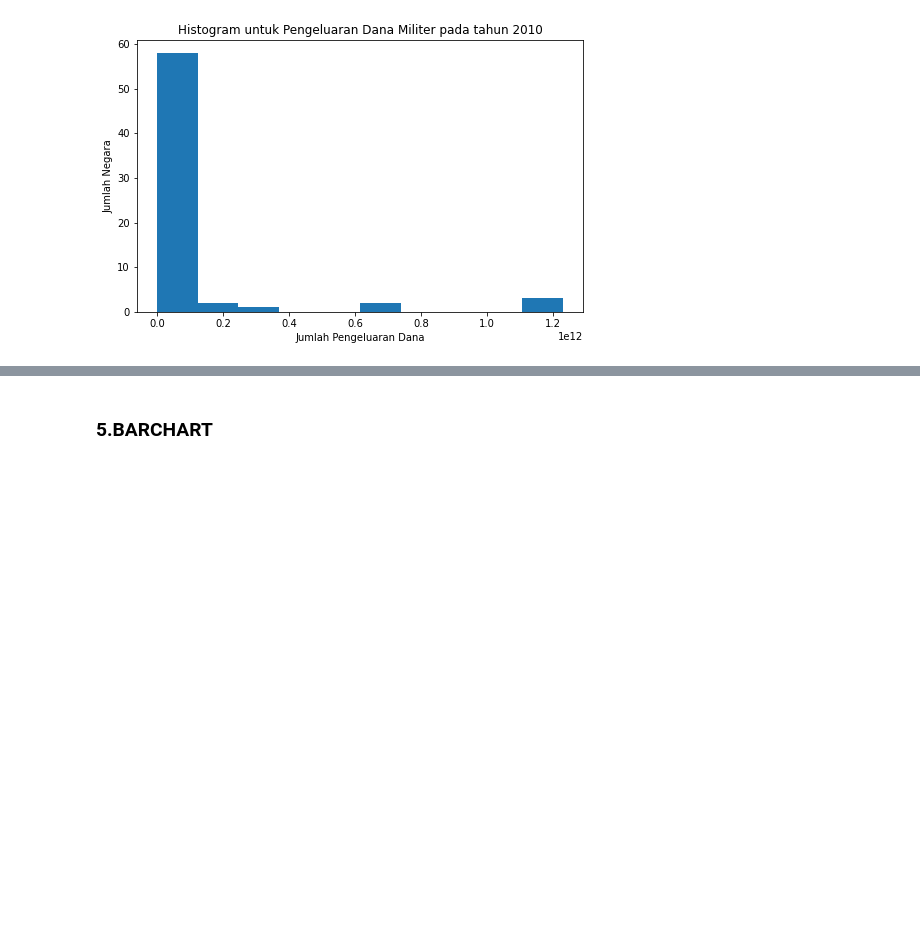
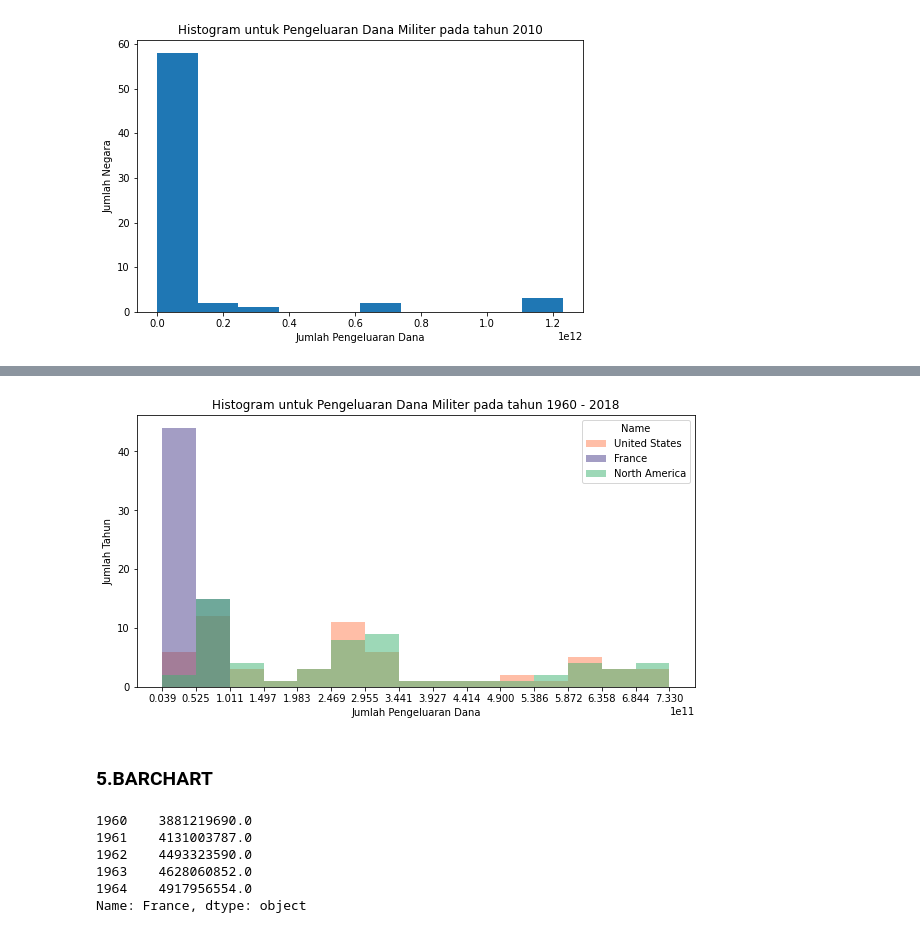
Before and after one commit to AbdulHafidh-AI/Praktikum-Visualisasi-Data, a Jupyter notebook: 2008107010056_AbdulHafidh_Tugas2.ipynb, the cells around one changed output, grey strips where cells are left out. Cells and saved outputs as stored; diff of their text form; code cells hidden in the pictures; blank space fills up the shorter version.

```diff
--- a/2008107010056_AbdulHafidh_Tugas2.ipynb
+++ b/2008107010056_AbdulHafidh_Tugas2.ipynb
@@ -311,0 +326,3 @@ plt.show()
+# %%
+sampleTranspose = sample.loc[['United States', 'France', 'North America'],years].transpose()
+sampleTranspose.head()
@@ -312,2 +336,23 @@ plt.show()
+# %%
+count, bin_edges = np.histogram(sampleTranspose, 15)
+sampleTranspose.plot(kind='hist', figsize=(10,5),bins=15,alpha=0.5,xticks=bin_edges,color=['coral', 'darkslateblue', 'mediumseagreen'])
+
+plt.title('Histogram untuk Pengeluaran Dana Militer pada tahun 1960 - 2018')
+plt.ylabel('Jumlah Tahun')
+plt.xlabel('Jumlah Pengeluaran Dana')
+
+plt.show()
+# %% [output]
+[figure, added]
 # %% [markdown]
 ### 5.BARCHART
+# %%
+sampleFrance = sample.loc['France',years]
+sampleFrance.head()
+# %% [output]
+1960    3881219690.0
+1961    4131003787.0
+1962    4493323590.0
+1963    4628060852.0
+1964    4917956554.0
+Name: France, dtype: object
```
Also changed, not shown: parts of 5 cells of this notebook.
